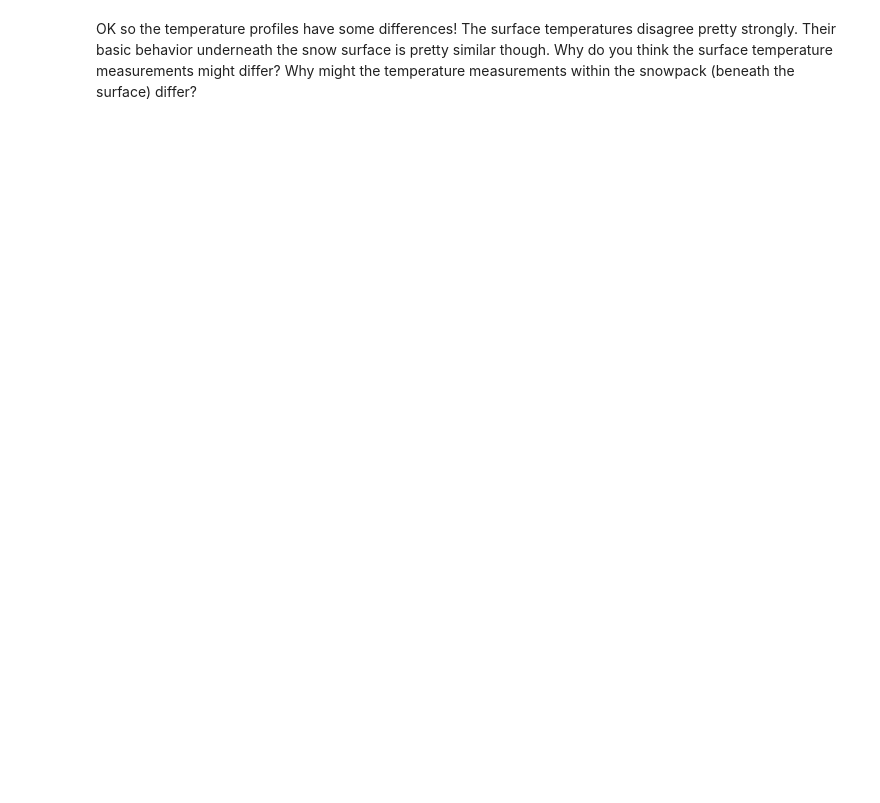
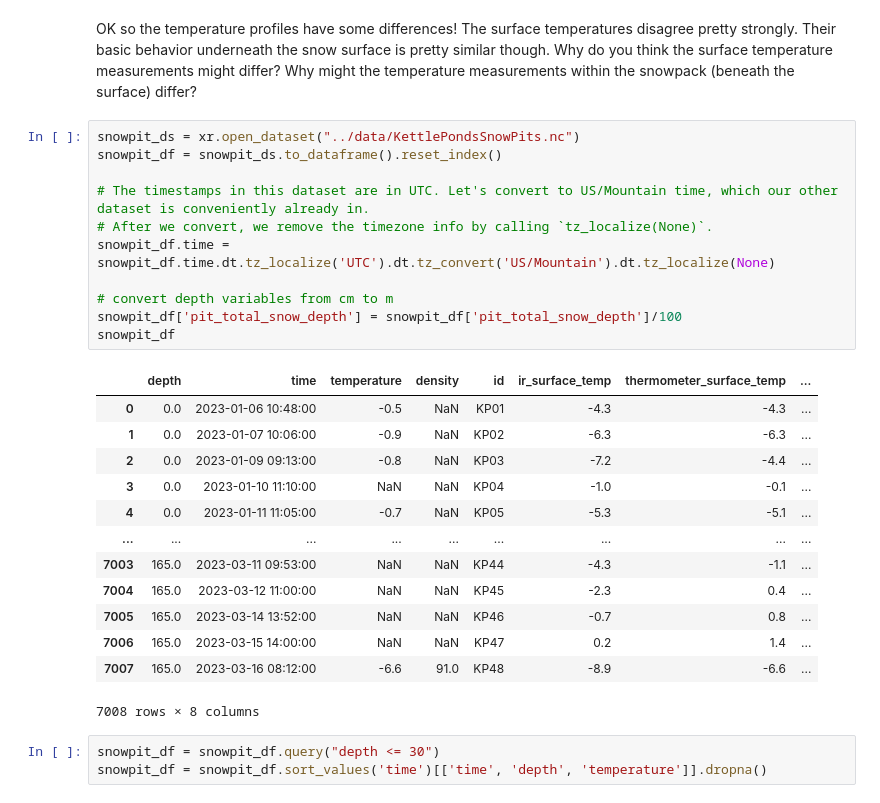
Before and after one commit to Mountain-Hydrology-Research-Group/snow-hydrology, a Jupyter notebook: modules/lab4/lab4-3.ipynb, the cells around one changed output. Saved outputs shown, nothing was run; the diff lists cells and outputs as text; blank space fills up the shorter version.

```diff
--- a/modules/lab4/lab4-3.ipynb
+++ b/modules/lab4/lab4-3.ipynb
@@ -315,3 +315,31 @@ The surface temperatures disagree pretty strongly.
 Their basic behavior underneath the snow surface is pretty similar though.
 Why do you think the surface temperature measurements might differ?
 Why might the temperature measurements within the snowpack (beneath the surface) differ?
+# %%
+snowpit_ds = xr.open_dataset("../data/KettlePondsSnowPits.nc")
+snowpit_df = snowpit_ds.to_dataframe().reset_index()
+
+# The timestamps in this dataset are in UTC. Let's convert to US/Mountain time, which our other dataset is conveniently already in.
+# After we convert, we remove the timezone info by calling `tz_localize(None)`.
+snowpit_df.time = snowpit_df.time.dt.tz_localize('UTC').dt.tz_convert('US/Mountain').dt.tz_localize(None)
+
+# convert depth variables from cm to m
+snowpit_df['pit_total_snow_depth'] = snowpit_df['pit_total_snow_depth']/100
+snowpit_df
+# %% [output]
+|  | depth | time | temperature | density | id | ir_surface_temp | thermometer_surface_temp | ... |
+| 0 | 0.0 | 2023-01-06 10:48:00 | -0.5 | NaN | KP01 | -4.3 | -4.3 | ... |
+| 1 | 0.0 | 2023-01-07 10:06:00 | -0.9 | NaN | KP02 | -6.3 | -6.3 | ... |
+| 2 | 0.0 | 2023-01-09 09:13:00 | -0.8 | NaN | KP03 | -7.2 | -4.4 | ... |
+| 3 | 0.0 | 2023-01-10 11:10:00 | NaN | NaN | KP04 | -1.0 | -0.1 | ... |
+| 4 | 0.0 | 2023-01-11 11:05:00 | -0.7 | NaN | KP05 | -5.3 | -5.1 | ... |
+| ... | ... | ... | ... | ... | ... | ... | ... | ... |
+| 7003 | 165.0 | 2023-03-11 09:53:00 | NaN | NaN | KP44 | -4.3 | -1.1 | ... |
+| 7004 | 165.0 | 2023-03-12 11:00:00 | NaN | NaN | KP45 | -2.3 | 0.4 | ... |
+| 7005 | 165.0 | 2023-03-14 13:52:00 | NaN | NaN | KP46 | -0.7 | 0.8 | ... |
+| 7006 | 165.0 | 2023-03-15 14:00:00 | NaN | NaN | KP47 | 0.2 | 1.4 | ... |
+| 7007 | 165.0 | 2023-03-16 08:12:00 | -6.6 | 91.0 | KP48 | -8.9 | -6.6 | ... |
+7008 rows × 8 columns
+# %%
+snowpit_df = snowpit_df.query("depth <= 30")
+snowpit_df = snowpit_df.sort_values('time')[['time', 'depth', 'temperature']].dropna()
```
Also changed, not shown: parts of 1 cell of this notebook, 2 other files.
